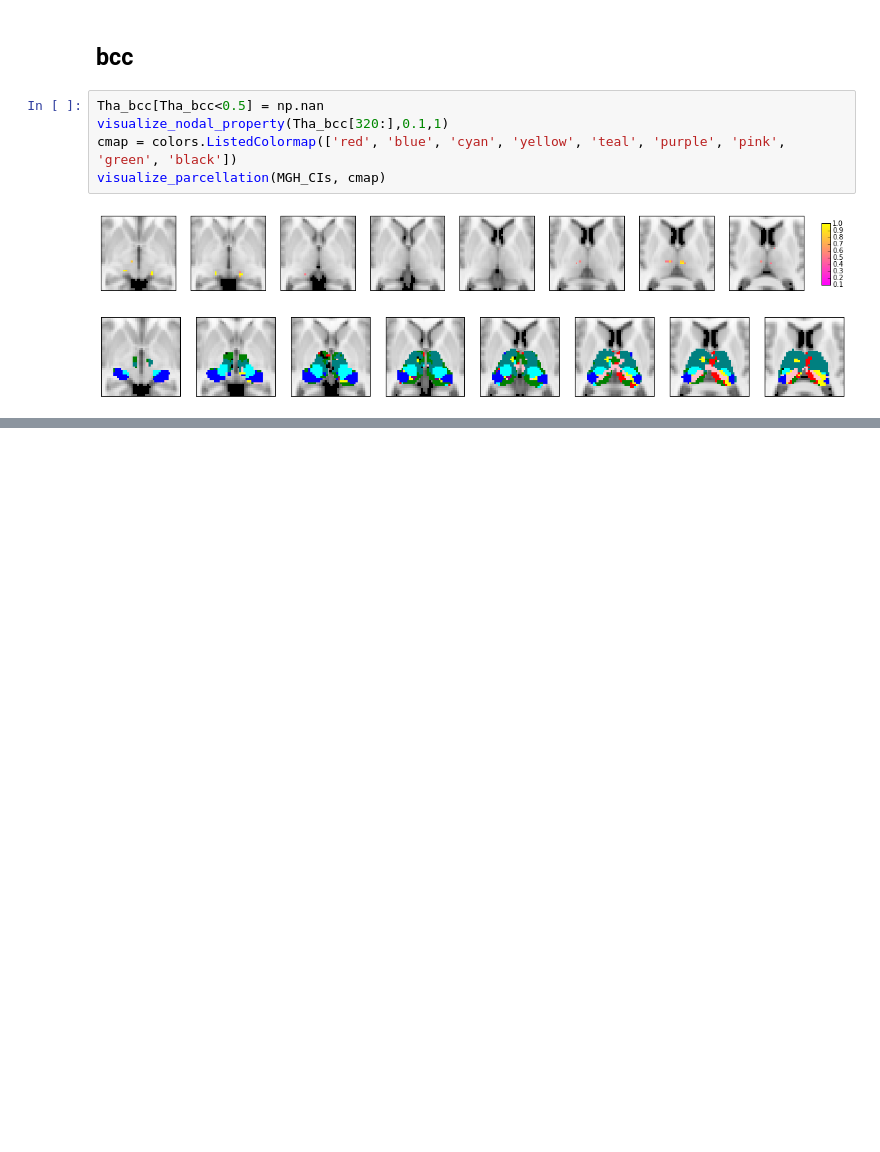
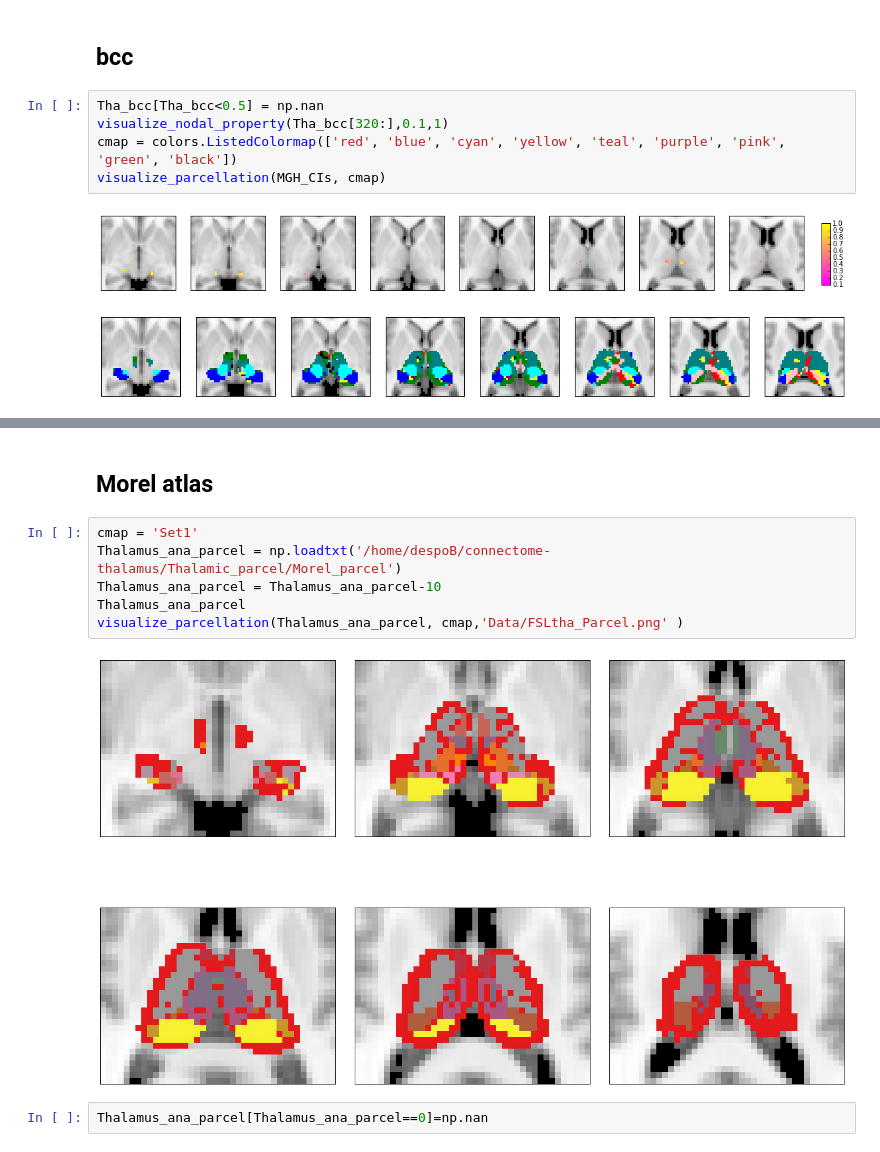
Before and after one commit to kaihwang/FuncParcel, a Jupyter notebook: Visualize_WTA_maps.ipynb, the cells around one changed output, grey strips where cells are left out. Saved outputs shown, nothing was run; the diff lists cells and outputs as text; blank space fills up the shorter version.

```diff
--- a/Visualize_WTA_maps.ipynb
+++ b/Visualize_WTA_maps.ipynb
@@ -278,0 +287,12 @@ visualize_parcellation(MGH_CIs, cmap)
+# %% [markdown]
+## Morel atlas
+# %%
+cmap = 'Set1'
+Thalamus_ana_parcel = np.loadtxt('/home/despoB/connectome-thalamus/Thalamic_parcel/Morel_parcel')
+Thalamus_ana_parcel = Thalamus_ana_parcel-10
+Thalamus_ana_parcel
+visualize_parcellation(Thalamus_ana_parcel, cmap,'Data/FSLtha_Parcel.png' )
+# %% [output]
+[figure, added]
+# %%
+Thalamus_ana_parcel[Thalamus_ana_parcel==0]=np.nan
```
Also changed, not shown: parts of 7 cells of this notebook, 3 other files.
